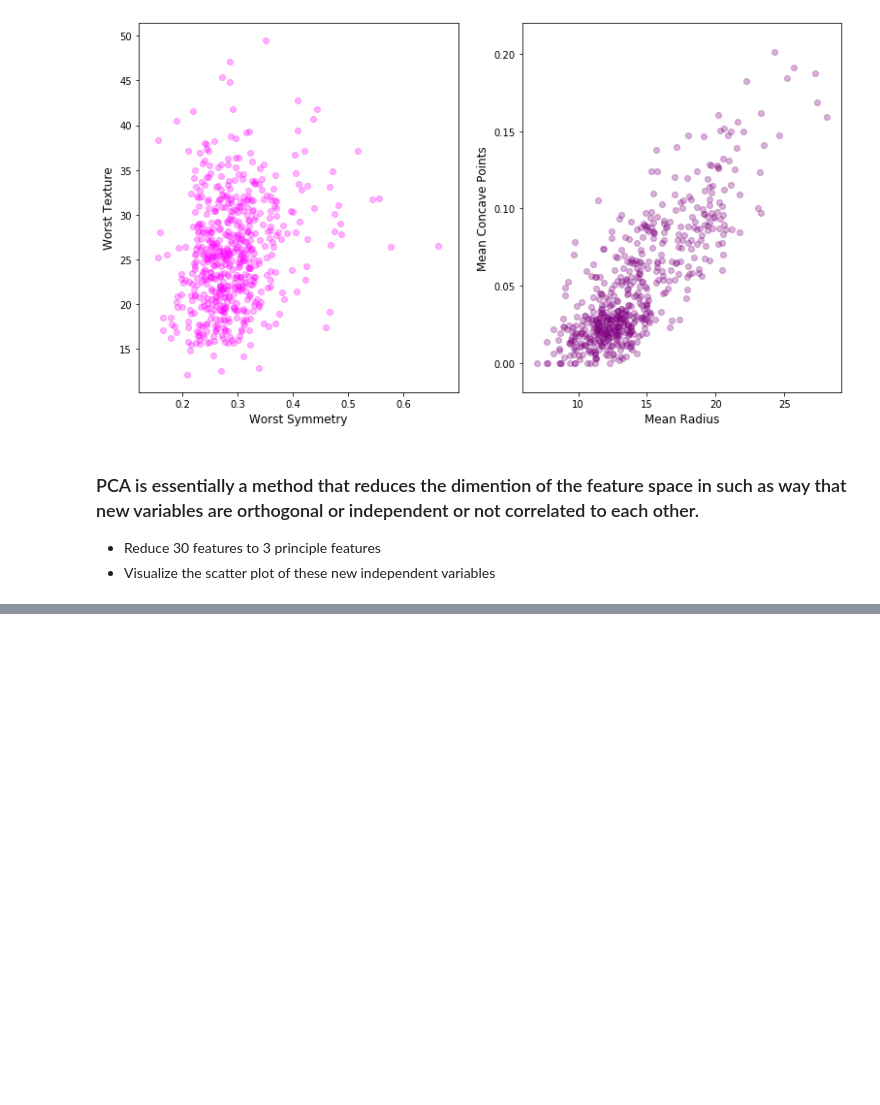
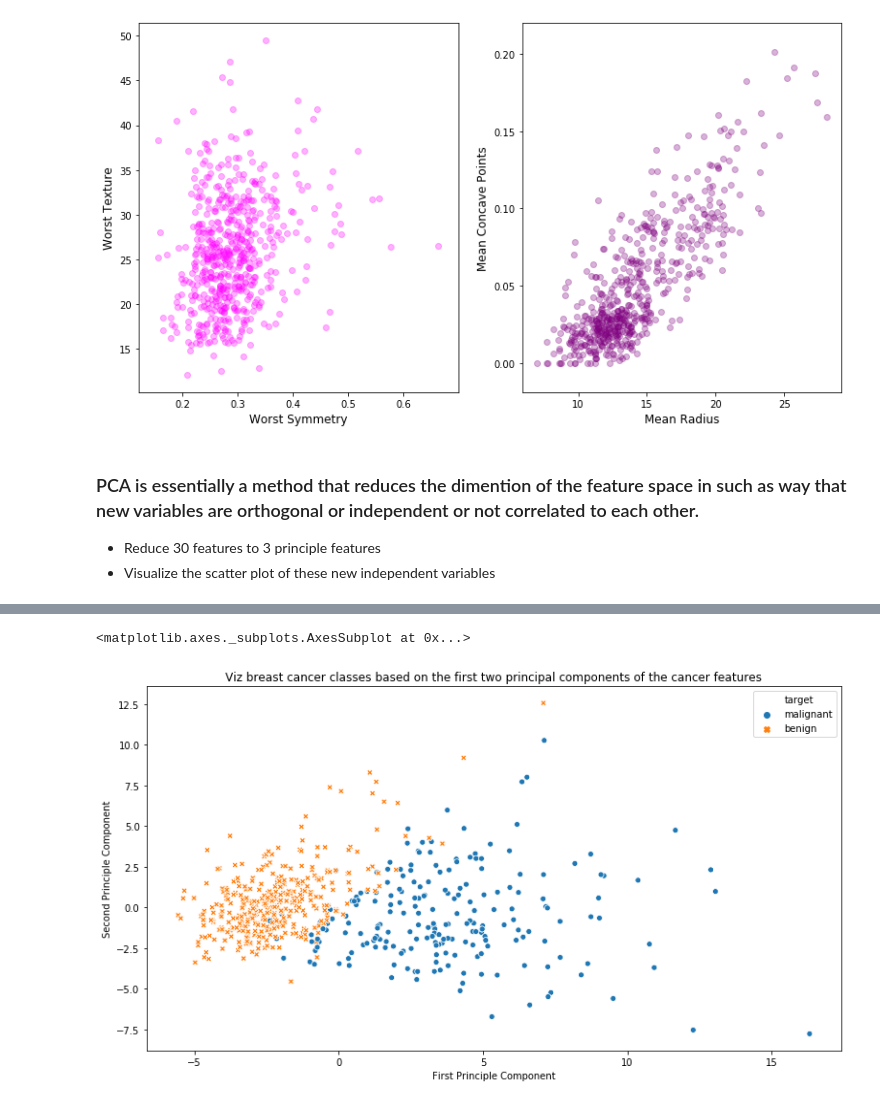
Before and after one commit to Yongliang-Shi/Demo-with-notes, a Jupyter notebook: demo_with_notes_pca.ipynb, the cells around one changed output, grey strips where cells are left out. Saved outputs shown, nothing was run; the diff lists cells and outputs as text; code cells hidden in the pictures; blank space fills up the shorter version.

```diff
--- a/demo_with_notes_pca.ipynb
+++ b/demo_with_notes_pca.ipynb
@@ -181,0 +215,6 @@ plt.show()
+# %%
+# Transform the scaled data
+X_pca = pca.transform(X_scaled)
+
+# Check the shape of the X_pca array
+X_pca.shape
@@ -181,0 +241,7 @@ plt.show()
+# %%
+# Convert the X_pca to dataframe
+df_pca = pd.DataFrame(X_pca, columns=['First Principle Component',
+                                      'Second Principle Component',
+                                      'Third Principle Component'])
+
+df_pca.head()
@@ -181,0 +255,4 @@ plt.show()
+# %%
+# Concat the target columns
+df_pca['target'] = breast_cancer.target
+df_pca.head()
@@ -181,0 +266,4 @@ plt.show()
+# %%
+# Map the target to the names of the classes
+df_pca.target = df_pca.target.map({0: 'malignant', 1: 'benign'})
+df_pca.head()
@@ -181,0 +277,10 @@ plt.show()
+# %%
+# Scatter plot
+plt.figure(figsize=(13,7))
+plt.title('Viz breast cancer classes based on the first two principal components of the cancer features')
+
+sns.scatterplot(data=df_pca, x='First Principle Component', y='Second Principle Component',
+                hue='target', style='target')
+# %% [output]
+<matplotlib.axes._subplots.AxesSubplot at 0x...>
+[figure, added]
```
Also changed, not shown: parts of 17 cells of this notebook.
